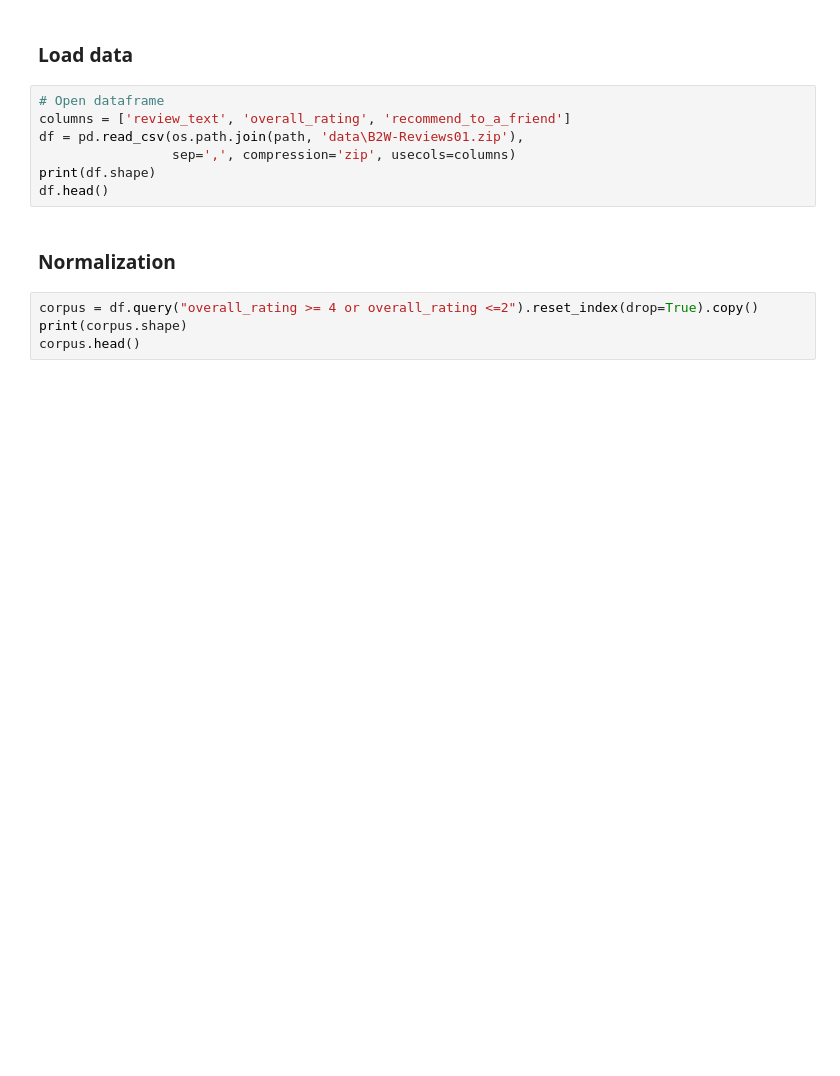
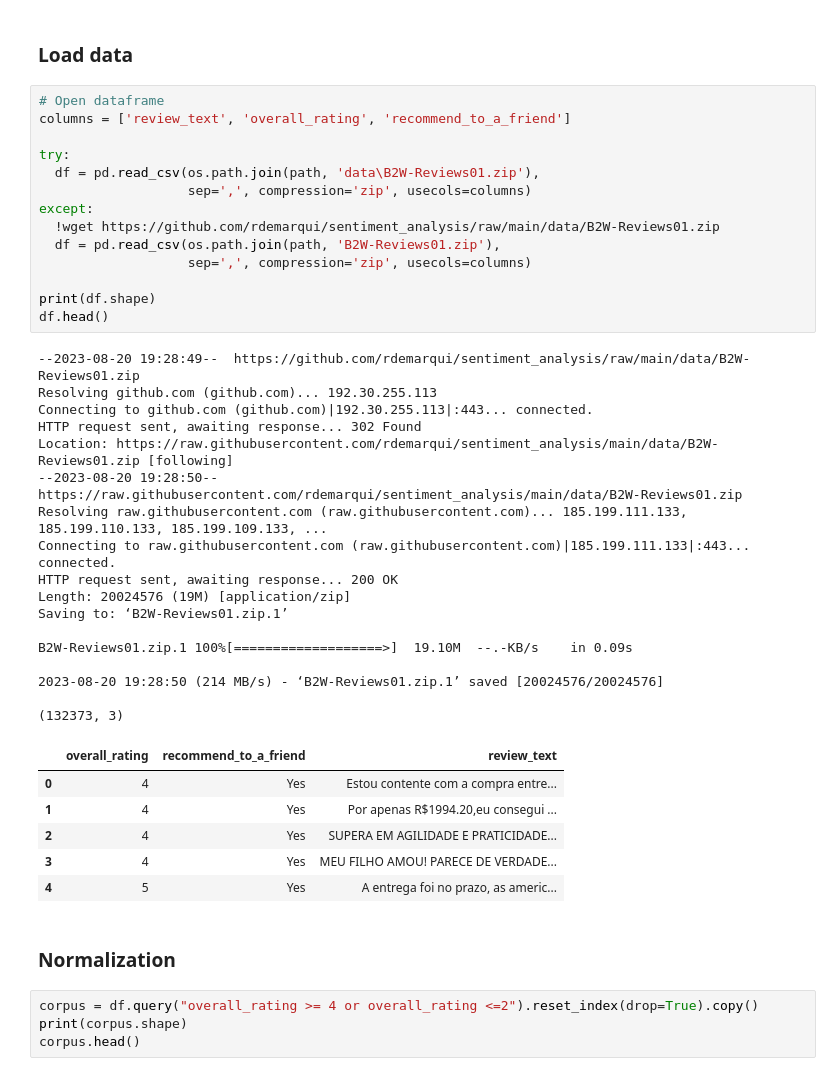
Before and after one commit to rdemarqui/sentiment_analysis, a Jupyter notebook: 01 Text Preprocessing.ipynb, the cells around one changed output. Drawn from its saved outputs; the diff is of its cells as text; blank space fills up the shorter version.

```diff
--- a/01 Text Preprocessing.ipynb
+++ b/01 Text Preprocessing.ipynb
@@ -20,10 +51,41 @@ path
 # %%
 # Open dataframe
 columns = ['review_text', 'overall_rating', 'recommend_to_a_friend']
-df = pd.read_csv(os.path.join(path, 'data\B2W-Reviews01.zip'),
-                 sep=',', compression='zip', usecols=columns)
+
+try:
+  df = pd.read_csv(os.path.join(path, 'data\B2W-Reviews01.zip'),
+                   sep=',', compression='zip', usecols=columns)
+except:
+  !wget https://github.com/rdemarqui/sentiment_analysis/raw/main/data/B2W-Reviews01.zip
+  df = pd.read_csv(os.path.join(path, 'B2W-Reviews01.zip'),
+                   sep=',', compression='zip', usecols=columns)
+
 print(df.shape)
 df.head()
+# %% [output]
+--2023-08-20 19:28:49--  https://github.com/rdemarqui/sentiment_analysis/raw/main/data/B2W-Reviews01.zip
+Resolving github.com (github.com)... 192.30.255.113
+Connecting to github.com (github.com)|192.30.255.113|:443... connected.
+HTTP request sent, awaiting response... 302 Found
+Location: https://raw.githubusercontent.com/rdemarqui/sentiment_analysis/main/data/B2W-Reviews01.zip [following]
+--2023-08-20 19:28:50--  https://raw.githubusercontent.com/rdemarqui/sentiment_analysis/main/data/B2W-Reviews01.zip
+Resolving raw.githubusercontent.com (raw.githubusercontent.com)... 185.199.111.133, 185.199.110.133, 185.199.109.133, ...
+Connecting to raw.githubusercontent.com (raw.githubusercontent.com)|185.199.111.133|:443... connected.
+HTTP request sent, awaiting response... 200 OK
+Length: 20024576 (19M) [application/zip]
+Saving to: ‘B2W-Reviews01.zip.1’
+
+B2W-Reviews01.zip.1 100%[===================>]  19.10M  --.-KB/s    in 0.09s
+
+2023-08-20 19:28:50 (214 MB/s) - ‘B2W-Reviews01.zip.1’ saved [20024576/20024576]
+
+(132373, 3)
+|  | overall_rating | recommend_to_a_friend | review_text |
+| 0 | 4 | Yes | Estou contente com a compra entre... |
+| 1 | 4 | Yes | Por apenas R$1994.20,eu consegui ... |
+| 2 | 4 | Yes | SUPERA EM AGILIDADE E PRATICIDADE... |
+| 3 | 4 | Yes | MEU FILHO AMOU! PARECE DE VERDADE... |
+| 4 | 5 | Yes | A entrega foi no prazo, as americ... |
 # %% [markdown]
 ### Normalization
 # %%
```
Also changed, not shown: parts of 7 cells of this notebook.
